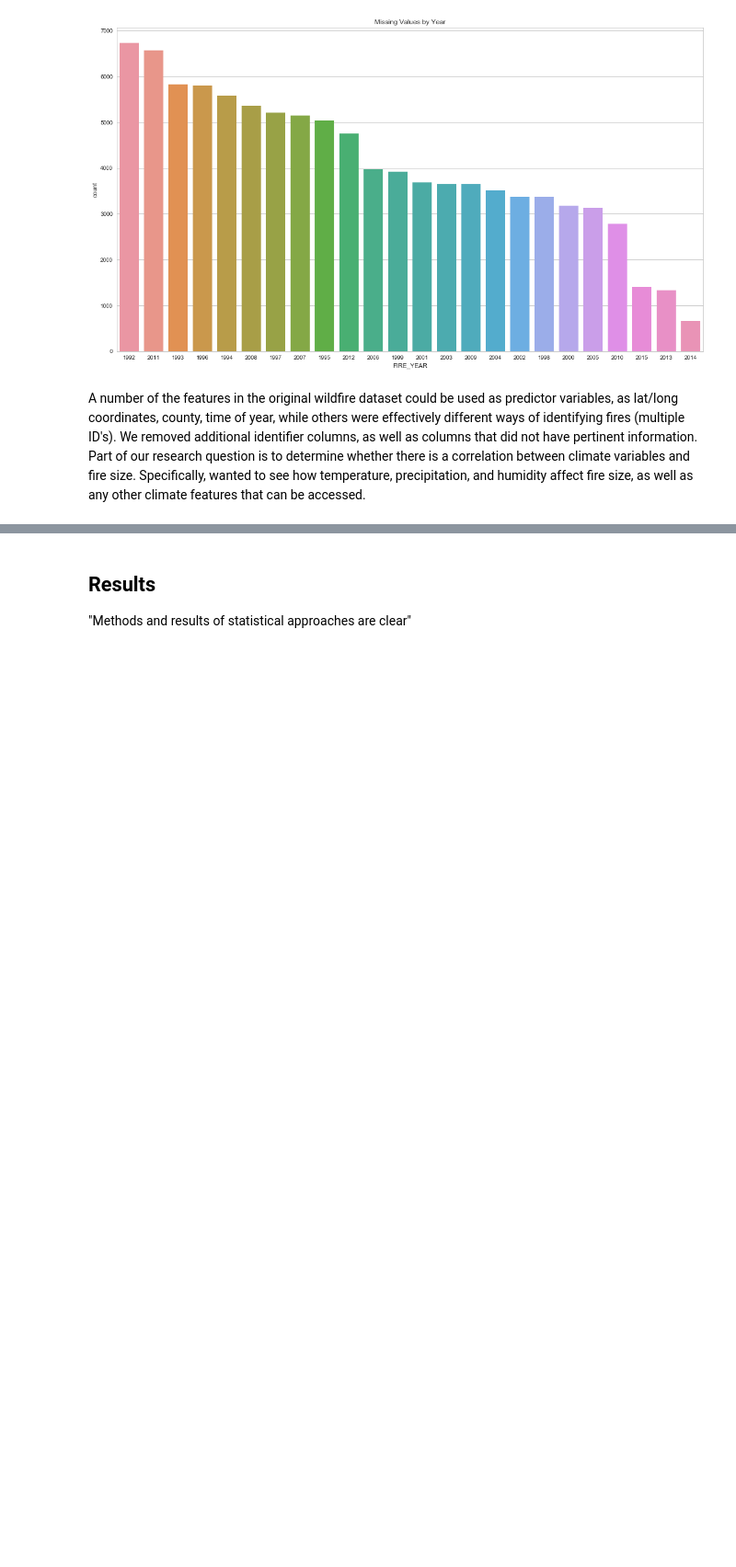
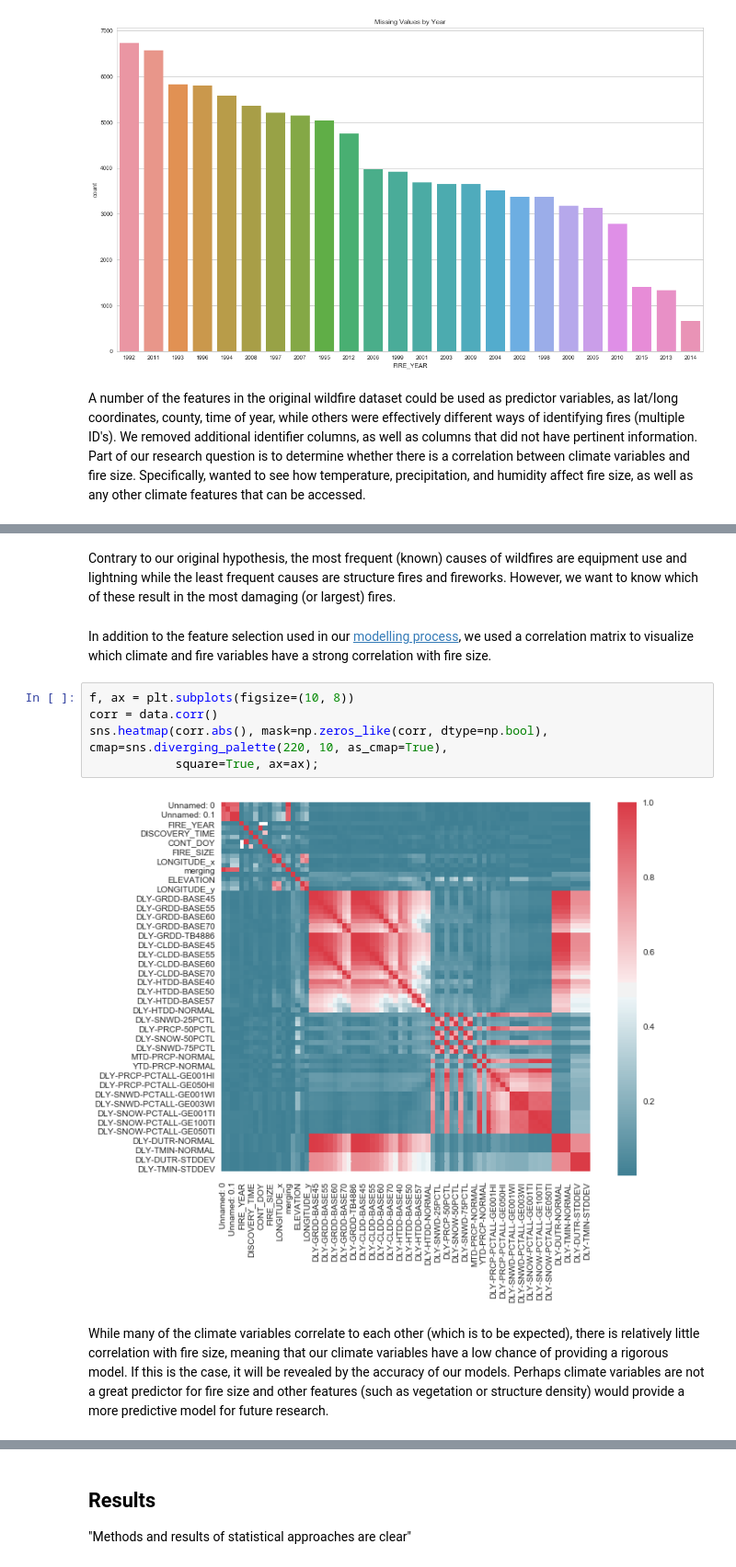
Before and after one commit to sjhangiani12/info370-final-project, a Jupyter notebook: Wildfire Resource.ipynb, the cells around one changed output, grey strips where cells are left out. Shown at 92% size. Saved outputs shown, nothing was run; the diff lists cells and outputs as text; blank space fills up the shorter version.

```diff
--- a/Wildfire Resource.ipynb
+++ b/Wildfire Resource.ipynb
@@ -86,0 +117,13 @@ K-nearest neighbours is a non-parametric method used for classification and regr
+# %% [markdown]
+Contrary to our original hypothesis, the most frequent (known) causes of wildfires are equipment use and lightning while the least frequent causes are structure fires and fireworks. However, we want to know which of these result in the most damaging (or largest) fires.
+# %% [markdown]
+In addition to the feature selection used in our [modelling process](https://github.com/sjhangiani12/info370-final-project/blob/master/Modelling.ipynb), we used a correlation matrix to visualize which climate and fire variables have a strong correlation with fire size.
+# %%
+f, ax = plt.subplots(figsize=(10, 8))
+corr = data.corr()
+sns.heatmap(corr.abs(), mask=np.zeros_like(corr, dtype=np.bool), cmap=sns.diverging_palette(220, 10, as_cmap=True),
+            square=True, ax=ax);
+# %% [output]
+[figure, added]
+# %% [markdown]
+While many of the climate variables correlate to each other (which is to be expected), there is relatively little correlation with fire size, meaning that our climate variables have a low chance of providing a rigorous model. If this is the case, it will be revealed by the accuracy of our models. Perhaps climate variables are not a great predictor for fire size and other features (such as vegetation or structure density) would provide a more predictive model for future research.
```
Also changed, not shown: parts of 10 cells of this notebook.
